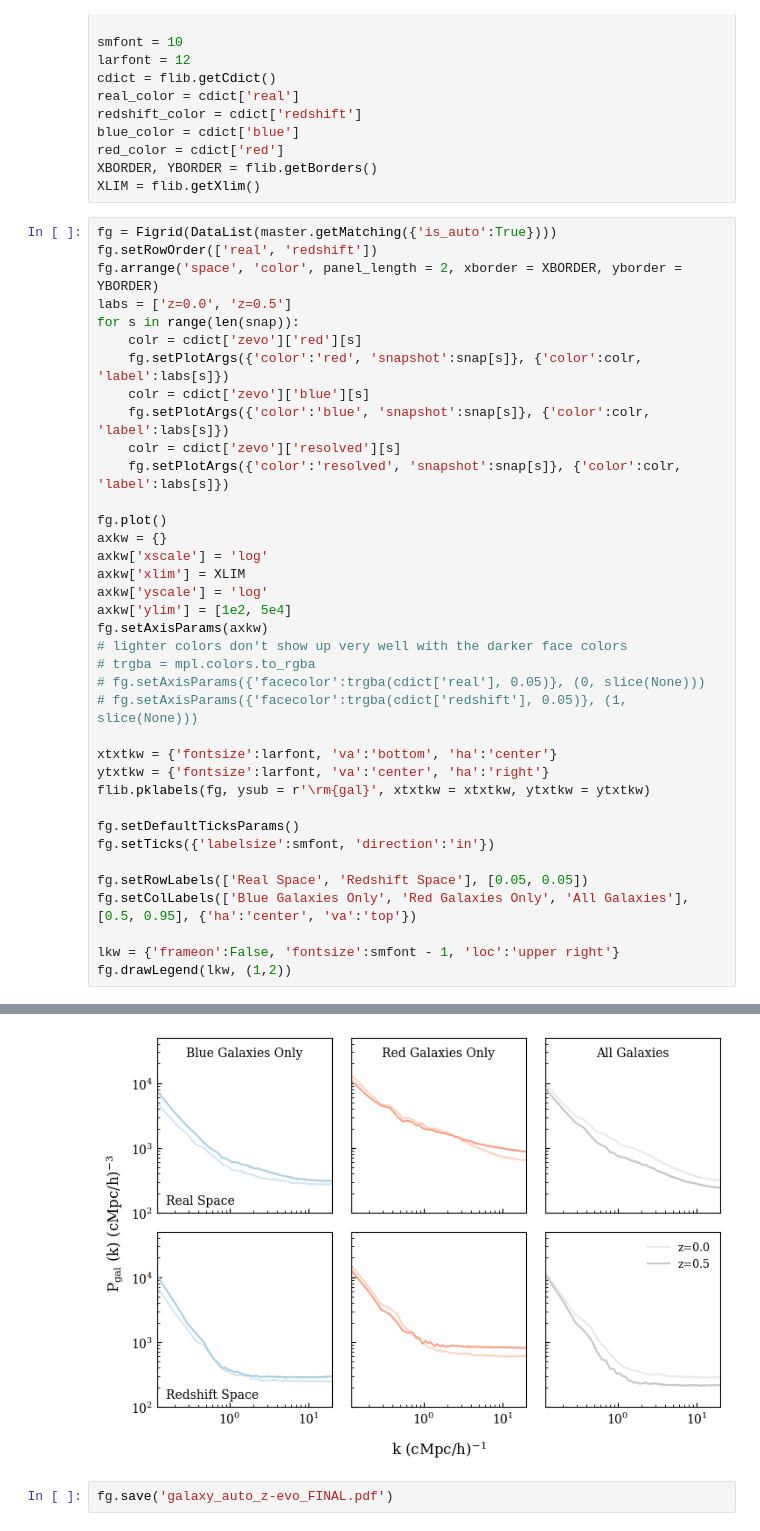
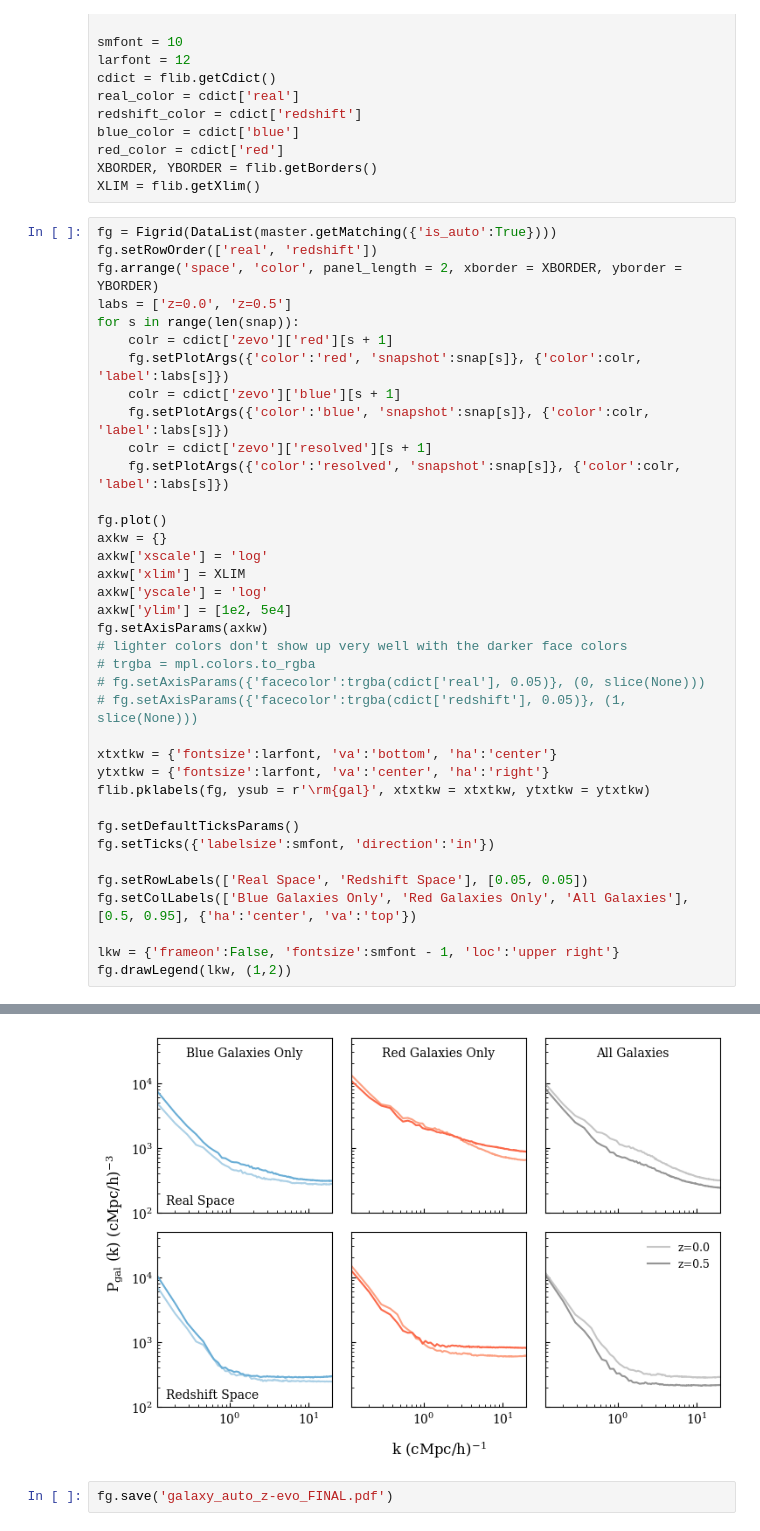
Before and after one commit to calvinosinga/hcolor, a Jupyter notebook: fig_md_analysis/investigate/galaxy_auto/galaxy_z-evo_supplement.ipynb, the cells around one changed output, grey strips where cells are left out. Drawn from its saved outputs; the diff is of its cells as text.

```diff
--- a/fig_md_analysis/investigate/galaxy_auto/galaxy_z-evo_supplement.ipynb
+++ b/fig_md_analysis/investigate/galaxy_auto/galaxy_z-evo_supplement.ipynb
@@ -36,41 +36,41 @@ fg.setRowOrder(['real', 'redshift'])
 fg.arrange('space', 'color', panel_length = 2, xborder = XBORDER, yborder = YBORDER)
 labs = ['z=0.0', 'z=0.5']
 for s in range(len(snap)):
-    colr = cdict['zevo']['red'][s]
+    colr = cdict['zevo']['red'][s + 1]
     fg.setPlotArgs({'color':'red', 'snapshot':snap[s]}, {'color':colr, 'label':labs[s]})
-    colr = cdict['zevo']['blue'][s]
+    colr = cdict['zevo']['blue'][s + 1]
     fg.setPlotArgs({'color':'blue', 'snapshot':snap[s]}, {'color':colr, 'label':labs[s]})
-    colr = cdict['zevo']['resolved'][s]
+    colr = cdict['zevo']['resolved'][s + 1]
     fg.setPlotArgs({'color':'resolved', 'snapshot':snap[s]}, {'color':colr, 'label':labs[s]})
 
 fg.plot()
 axkw = {}
 axkw['xscale'] = 'log'
 axkw['xlim'] = XLIM
 axkw['yscale'] = 'log'
 axkw['ylim'] = [1e2, 5e4]
 fg.setAxisParams(axkw)
 # lighter colors don't show up very well with the darker face colors
 # trgba = mpl.colors.to_rgba
 # fg.setAxisParams({'facecolor':trgba(cdict['real'], 0.05)}, (0, slice(None)))
 # fg.setAxisParams({'facecolor':trgba(cdict['redshift'], 0.05)}, (1, slice(None)))
 
 xtxtkw = {'fontsize':larfont, 'va':'bottom', 'ha':'center'}
 ytxtkw = {'fontsize':larfont, 'va':'center', 'ha':'right'}
 flib.pklabels(fg, ysub = r'\rm{gal}', xtxtkw = xtxtkw, ytxtkw = ytxtkw)
 
 fg.setDefaultTicksParams()
 fg.setTicks({'labelsize':smfont, 'direction':'in'})
 
 fg.setRowLabels(['Real Space', 'Redshift Space'], [0.05, 0.05])
 fg.setColLabels(['Blue Galaxies Only', 'Red Galaxies Only', 'All Galaxies'], [0.5, 0.95], {'ha':'center', 'va':'top'})
 
 lkw = {'frameon':False, 'fontsize':smfont - 1, 'loc':'upper right'}
 fg.drawLegend(lkw, (1,2))
 # %% [output]
 The row values for ['space']: ['real', 'redshift']
 The column values for ['color']: ['blue', 'red', 'resolved']
-[figure, old version]
+[figure, new version]
 # %%
 fg.save('galaxy_auto_z-evo_FINAL.pdf')
 # %%
```
Also changed, not shown: 10 other files.
